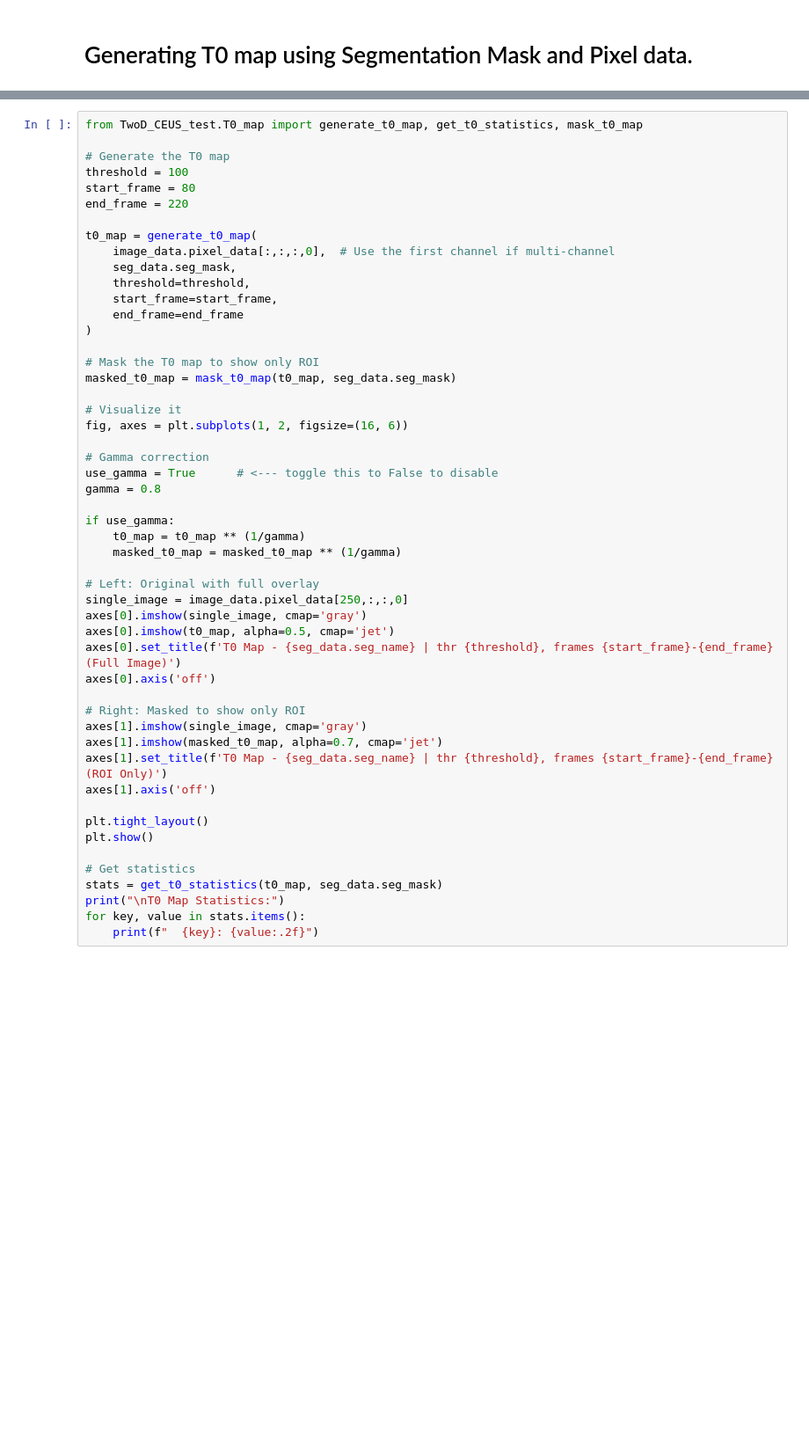
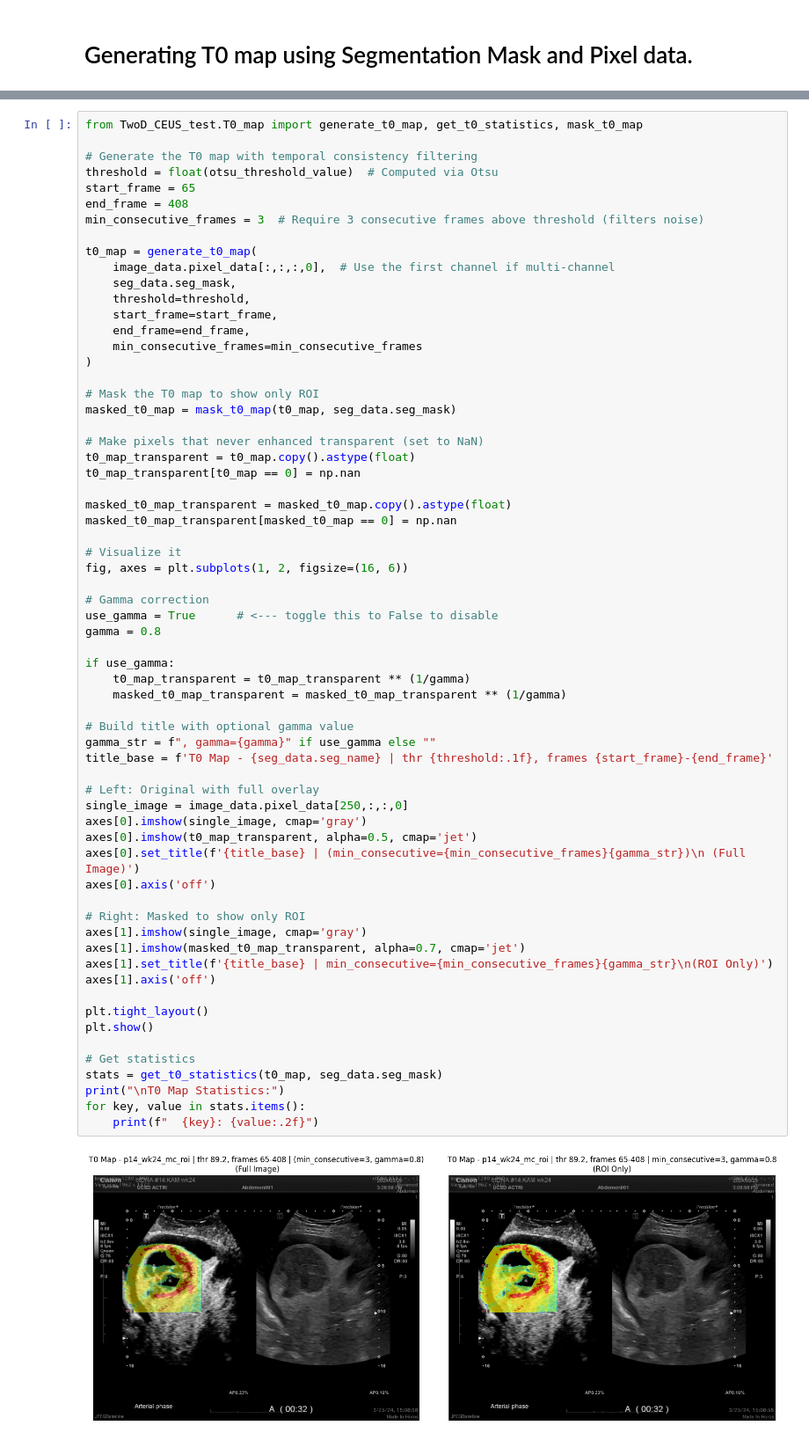
Before and after one commit to TUL-Dev/QuantUS-Plugins-CEUS, a Jupyter notebook: TwoD_CEUS_test/T0_testing.ipynb, the cells around one changed output, grey strips where cells are left out. Shown at 88% size. Saved outputs shown, nothing was run; the diff lists cells and outputs as text; blank space fills up the shorter version.

```diff
--- a/TwoD_CEUS_test/T0_testing.ipynb
+++ b/TwoD_CEUS_test/T0_testing.ipynb
@@ -133,51 +242,66 @@ image_data.pixel_data.shape
 # %%
 from TwoD_CEUS_test.T0_map import generate_t0_map, get_t0_statistics, mask_t0_map
 
-# Generate the T0 map
-threshold = 100
-start_frame = 80
-end_frame = 220
+# Generate the T0 map with temporal consistency filtering
+threshold = float(otsu_threshold_value)  # Computed via Otsu
+start_frame = 65
+end_frame = 408
+min_consecutive_frames = 3  # Require 3 consecutive frames above threshold (filters noise)
 
 t0_map = generate_t0_map(
     image_data.pixel_data[:,:,:,0],  # Use the first channel if multi-channel
     seg_data.seg_mask,
     threshold=threshold,
     start_frame=start_frame,
-    end_frame=end_frame
+    end_frame=end_frame,
+    min_consecutive_frames=min_consecutive_frames
 )
 
 # Mask the T0 map to show only ROI
 masked_t0_map = mask_t0_map(t0_map, seg_data.seg_mask)
+
+# Make pixels that never enhanced transparent (set to NaN)
+t0_map_transparent = t0_map.copy().astype(float)
+t0_map_transparent[t0_map == 0] = np.nan
+
+masked_t0_map_transparent = masked_t0_map.copy().astype(float)
+masked_t0_map_transparent[masked_t0_map == 0] = np.nan
 
 # Visualize it
 fig, axes = plt.subplots(1, 2, figsize=(16, 6))
 
 # Gamma correction
 use_gamma = True      # <--- toggle this to False to disable
 gamma = 0.8
 
 if use_gamma:
-    t0_map = t0_map ** (1/gamma)
-    masked_t0_map = masked_t0_map ** (1/gamma)
+    t0_map_transparent = t0_map_transparent ** (1/gamma)
+    masked_t0_map_transparent = masked_t0_map_transparent ** (1/gamma)
+
+# Build title with optional gamma value
+gamma_str = f", gamma={gamma}" if use_gamma else ""
+title_base = f'T0 Map - {seg_data.seg_name} | thr {threshold:.1f}, frames {start_frame}-{end_frame}'
 
 # Left: Original with full overlay
 single_image = image_data.pixel_data[250,:,:,0]
 axes[0].imshow(single_image, cmap='gray')
-axes[0].imshow(t0_map, alpha=0.5, cmap='jet')
-axes[0].set_title(f'T0 Map - {seg_data.seg_name} | thr {threshold}, frames {start_frame}-{end_frame} (Full Image)')
+axes[0].imshow(t0_map_transparent, alpha=0.5, cmap='jet')
+axes[0].set_title(f'{title_base} | (min_consecutive={min_consecutive_frames}{gamma_str})\n (Full Image)')
 axes[0].axis('off')
 
 # Right: Masked to show only ROI
 axes[1].imshow(single_image, cmap='gray')
-axes[1].imshow(masked_t0_map, alpha=0.7, cmap='jet')
-axes[1].set_title(f'T0 Map - {seg_data.seg_name} | thr {threshold}, frames {start_frame}-{end_frame} (ROI Only)')
+axes[1].imshow(masked_t0_map_transparent, alpha=0.7, cmap='jet')
+axes[1].set_title(f'{title_base} | min_consecutive={min_consecutive_frames}{gamma_str}\n(ROI Only)')
 axes[1].axis('off')
 
 plt.tight_layout()
 plt.show()
 
 # Get statistics
 stats = get_t0_statistics(t0_map, seg_data.seg_mask)
 print("\nT0 Map Statistics:")
 for key, value in stats.items():
     print(f"  {key}: {value:.2f}")
+# %% [output]
+[figure, added]
```
Also changed, not shown: parts of 7 cells of this notebook, 1 other file.
